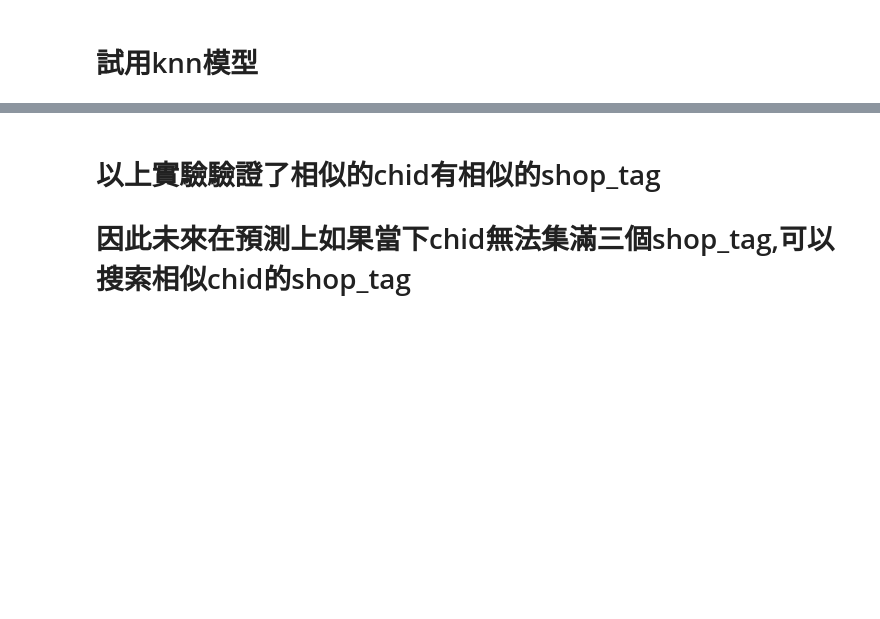
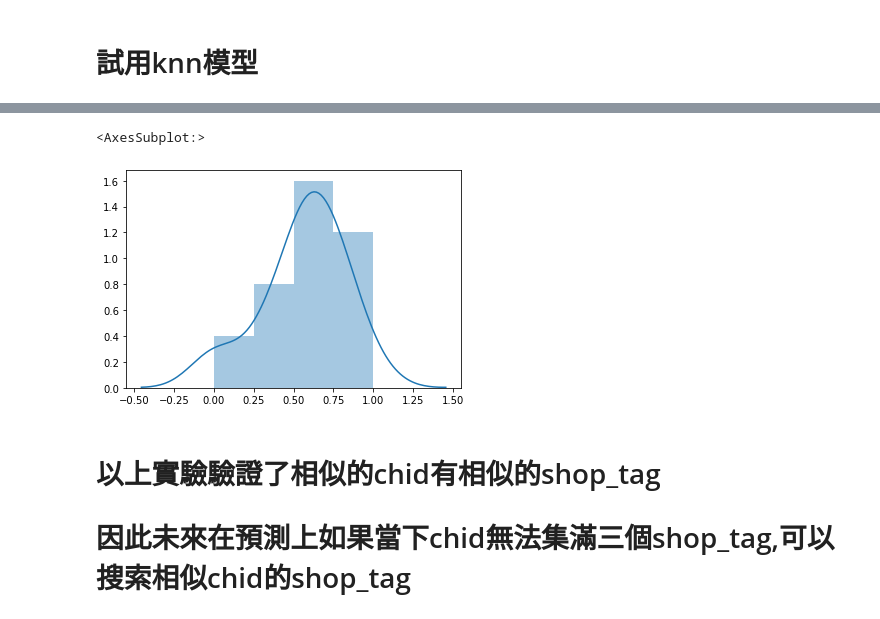
Before and after one commit to skywalker0803r/ESun2021WinterGame, a Jupyter notebook: Proof_of_Concept/驗證相似的chid有相似的shop_tag.ipynb, the cells around one changed output, grey strips where cells are left out. Saved outputs shown, nothing was run; the diff lists cells and outputs as text; code cells hidden in the pictures; blank space fills up the shorter version.

```diff
--- a/Proof_of_Concept/驗證相似的chid有相似的shop_tag.ipynb
+++ b/Proof_of_Concept/驗證相似的chid有相似的shop_tag.ipynb
@@ -242 +383,13 @@ print('交集百分比:',len(set(source_chid_shop_tag)&set(target_chid_shop_tag)
 交集百分比: 1.0
+# %%
+lst = []
+for i in tqdm(range(20)):
+    source_chid = np.random.choice(df['chid'].values)
+    idx = df_groupby_chid_preprocessed[df_groupby_chid_preprocessed.chid==source_chid].index[0]
+    distances, indices = nbrs.kneighbors(X_pca[[idx]])
+    target_chids = df_groupby_chid_preprocessed.loc[indices[0][-(nbrs.n_neighbors-1):]]['chid'].values.tolist()
+    source_chid_shop_tag = df.loc[df.chid == source_chid,'shop_tag'].value_counts().index.values.tolist()[:5]
+    target_chid_shop_tag = df.loc[df.chid.isin(target_chids),'shop_tag'].value_counts().index.values.tolist()[:5]
+    交集百分比 = len(set(source_chid_shop_tag)&set(target_chid_shop_tag))/min(len(set(source_chid_shop_tag)),len(set(target_chid_shop_tag)))
+    lst.append(交集百分比)
+lst
@@ -243,3 +417,8 @@ print('交集百分比:',len(set(source_chid_shop_tag)&set(target_chid_shop_tag)
+# %%
+sns.distplot(lst)
+# %% [output]
+<AxesSubplot:>
+[figure, added]
 # %% [markdown]
 # 以上實驗驗證了相似的chid有相似的shop_tag
 # 因此未來在預測上如果當下chid無法集滿三個shop_tag,可以搜索相似chid的shop_tag
```
Also changed, not shown: parts of 20 cells of this notebook.
